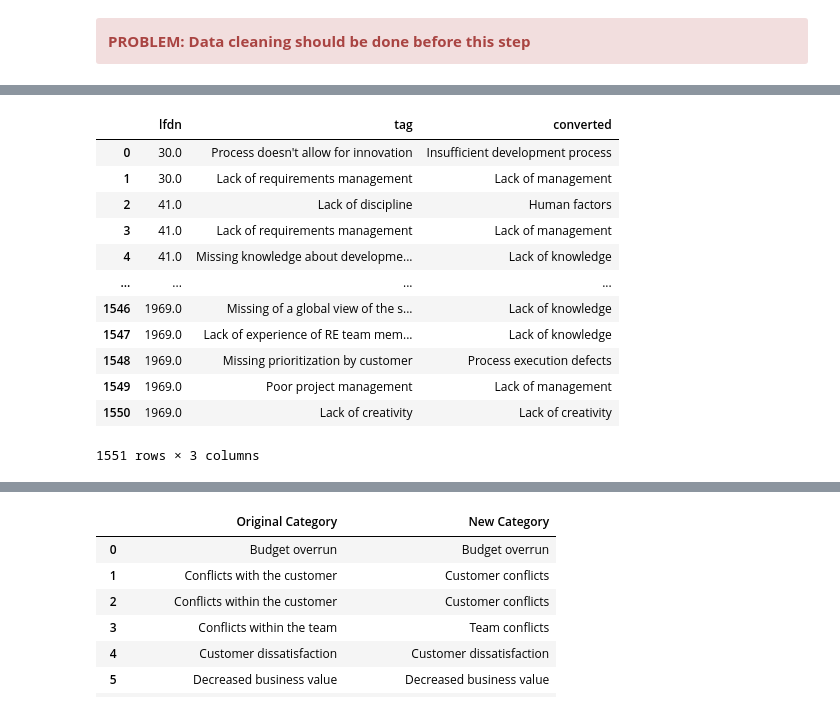
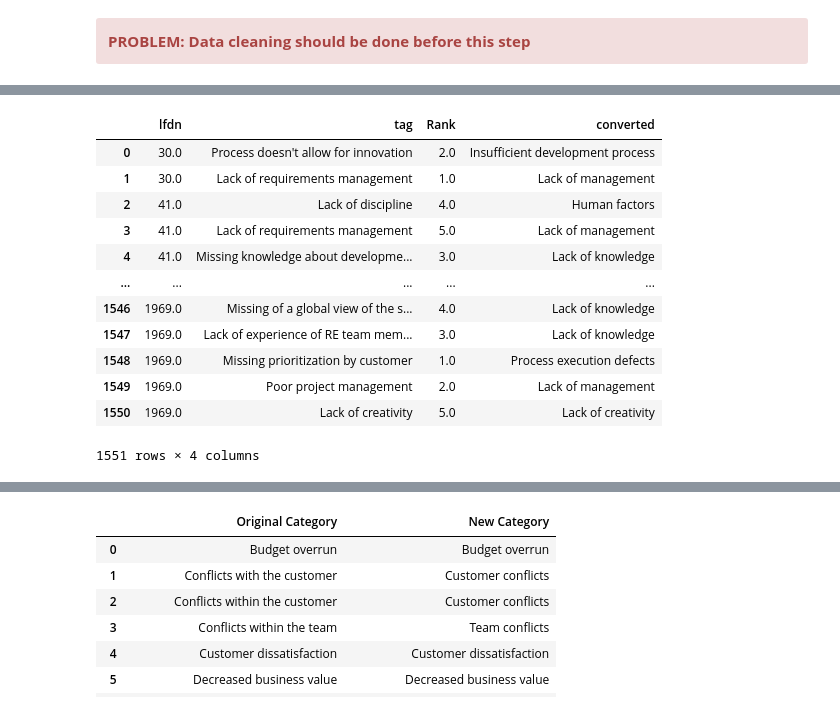
Before and after one commit to NaPiRE/QuickCheckRE, a Jupyter notebook: Data Transformation/DataTransformation.ipynb, the cells around one changed output, grey strips where cells are left out. Cells and saved outputs as stored; diff of their text form; code cells hidden in the pictures.

Commit message:
Preparation for new answer import format

```diff
--- a/Data Transformation/DataTransformation.ipynb
+++ b/Data Transformation/DataTransformation.ipynb
@@ -13,6 +15,7 @@ pd.__version__
 # %%
 # Import whole Dataset of NaPiRe
-df = pd.read_csv(r'.\data\napire_truth.csv', encoding='latin1', delimiter=';', thousands=',')
+df = pd.read_csv(r'.\data\napire_truth.csv',
+                 encoding='latin1', delimiter=';', thousands=',')
 # %%
 df.head()
 # %% [output]
@@ -1171,0 +1207,4 @@ ID90
+# %%
+# Ranks that should be considered (np.arange(1,6) -> Rank 1, 2, 3, 4, 5)
+rankRange = np.arange(1, 6)
+problemAnswerRange = np.arange(0, 20)
@@ -1278,38 +1405,43 @@ answerIDdictCauses
 # %%
-causeAnswersDF = pd.read_csv(r'.\data\Causes_answers.csv', encoding='latin1', delimiter=';')
-causeAnswersDF = causeAnswersDF.rename(columns={'ï»¿lfdn':'lfdn'})
-ID91_wSaT = causeAnswersDF.loc[:,['lfdn','tag','Source Id', 'Target Id']].dropna().sort_values('lfdn').reset_index(drop=True)
-ID91 = causeAnswersDF.loc[:,['lfdn','tag']].dropna().sort_values('lfdn').reset_index(drop=True)
-ID91['converted'] = np.nan
-for index,row in ID91.iterrows():
-    ID91.loc[index,'converted'] = causeDict[row['tag']]
+causeAnswersDF = pd.read_csv(
+    r'.\data\Causes_answers.csv', encoding='latin1', delimiter=';')
+causeAnswersDF = causeAnswersDF.rename(columns={'ï»¿lfdn': 'lfdn'})
+
+N23_CAUSE = causeAnswersDF.loc[:, ['lfdn', 'tag', 'Rank']].dropna(
+).sort_values('lfdn').reset_index(drop=True)
+N23_CAUSE['converted'] = np.nan
+for index, row in N23_CAUSE.iterrows():
+    N23_CAUSE.loc[index, 'converted'] = causeDict[row['tag']]
 
 previous_lfdn = np.nan
 result_list = []
-for index,elem in ID91.iterrows():
+for index, elem in N23_CAUSE.iterrows():
     current_lfdn = elem['lfdn']
     if current_lfdn == previous_lfdn or index == 0:
         result_list.append(elem['converted'])
     else:
         result_list = []
         result_list.append(elem['converted'])
     previous_lfdn = elem['lfdn']
+
 # Used in another project
-ID91_wSaT.to_csv(r'.\data\exports\cause_lfdn.csv',index = False ,sep=";")
+N23_CAUSE_wSaT = causeAnswersDF.loc[:, ['lfdn', 'tag', 'Source Id', 'Target Id']].dropna(
+).sort_values('lfdn').reset_index(drop=True)
+N23_CAUSE_wSaT.to_csv(r'.\data\exports\cause_lfdn.csv', index=False, sep=";")
 
-ID91
+N23_CAUSE
 # %% [output]
-|  | lfdn | tag | converted |
-| 0 | 30.0 | Process doesn't allow for innovation | Insufficient development process |
-| 1 | 30.0 | Lack of requirements management | Lack of management |
-| 2 | 41.0 | Lack of discipline | Human factors |
-| 3 | 41.0 | Lack of requirements management | Lack of management |
-| 4 | 41.0 | Missing knowledge about developme... | Lack of knowledge |
-| ... | ... | ... | ... |
-| 1546 | 1969.0 | Missing of a global view of the s... | Lack of knowledge |
-| 1547 | 1969.0 | Lack of experience of RE team mem... | Lack of knowledge |
-| 1548 | 1969.0 | Missing prioritization by customer | Process execution defects |
-| 1549 | 1969.0 | Poor project management | Lack of management |
-| 1550 | 1969.0 | Lack of creativity | Lack of creativity |
+|  | lfdn | tag | Rank | converted |
+| 0 | 30.0 | Process doesn't allow for innovation | 2.0 | Insufficient development process |
+| 1 | 30.0 | Lack of requirements management | 1.0 | Lack of management |
+| 2 | 41.0 | Lack of discipline | 4.0 | Human factors |
+| 3 | 41.0 | Lack of requirements management | 5.0 | Lack of management |
+| 4 | 41.0 | Missing knowledge about developme... | 3.0 | Lack of knowledge |
+| ... | ... | ... | ... | ... |
+| 1546 | 1969.0 | Missing of a global view of the s... | 4.0 | Lack of knowledge |
+| 1547 | 1969.0 | Lack of experience of RE team mem... | 3.0 | Lack of knowledge |
+| 1548 | 1969.0 | Missing prioritization by customer | 1.0 | Process execution defects |
+| 1549 | 1969.0 | Poor project management | 2.0 | Lack of management |
+| 1550 | 1969.0 | Lack of creativity | 5.0 | Lack of creativity |
-1551 rows × 3 columns
+1551 rows × 4 columns
 # %%
```
Also changed, not shown: parts of 106 cells of this notebook.
